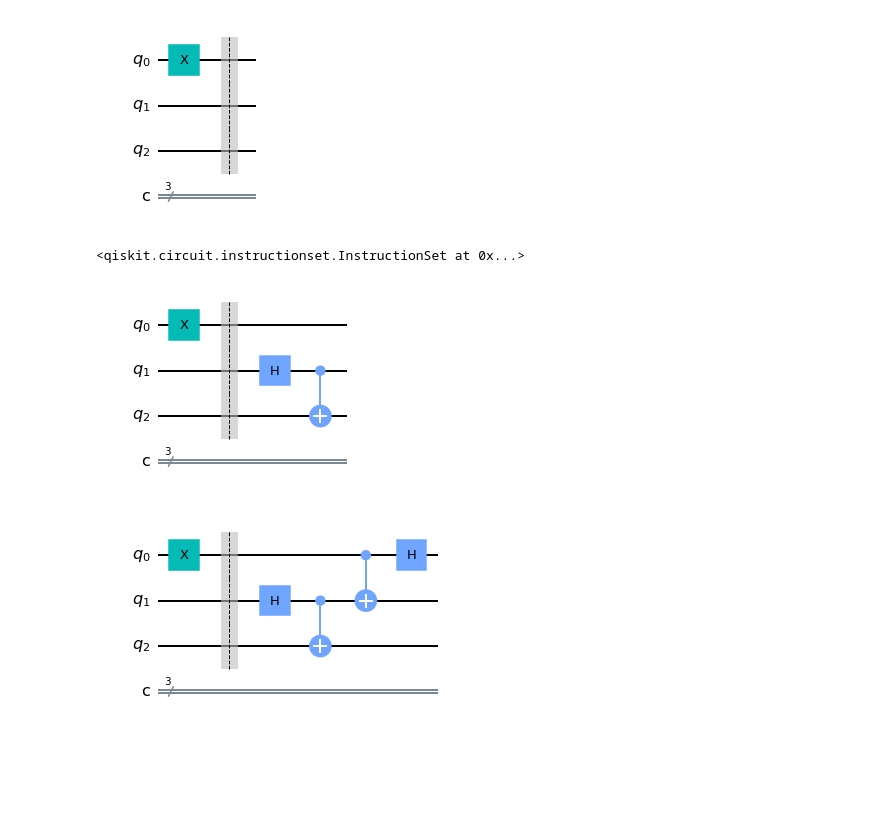
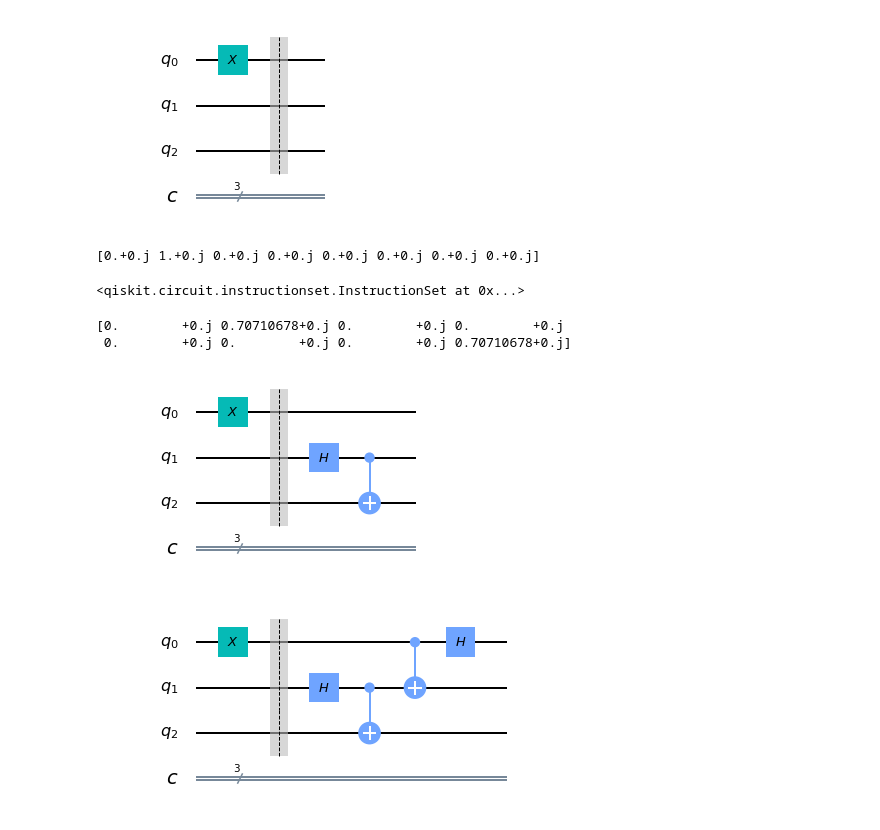
Before and after one commit to ertogrul/q-way, a Jupyter notebook: 004-teleport.ipynb, the cells around one changed output. Drawn from its saved outputs; the diff is of its cells as text; code cells hidden in the pictures; blank space fills up the shorter version.

```diff
--- a/004-teleport.ipynb
+++ b/004-teleport.ipynb
@@ -7,8 +13,16 @@ circuit = QuantumCircuit(3,3)
 # %%
-circuit.x(0
+circuit.x(0)
+# cirtuit.x caused state 1 on the q0
 circuit.barrier()
-circuit.draw()
+circuit.draw('mpl')
 # %% [output]
-[figure, old version]
+[figure, new version]
+# %%
+simulator = Aer.get_backend('statevector_simulator')
+result = execute(circuit, backend = simulator).result()
+statevector = result.get_statevector()
+print(statevector)
+# %% [output]
+[0.+0.j 1.+0.j 0.+0.j 0.+0.j 0.+0.j 0.+0.j 0.+0.j 0.+0.j]
 # %%
 # now we want to copy state from q0 to q2 using entanglement
@@ -18,16 +33,24 @@ circuit.h(1)
 circuit.cx(1,2)
 # %% [output]
 <qiskit.circuit.instructionset.InstructionSet at 0x...>
+# %%
+simulator = Aer.get_backend('statevector_simulator')
+result = execute(circuit, backend = simulator).result()
+statevector = result.get_statevector()
+print(statevector)
+# %% [output]
+[0.        +0.j 0.70710678+0.j 0.        +0.j 0.        +0.j
+ 0.        +0.j 0.        +0.j 0.        +0.j 0.70710678+0.j]
 # %%
 circuit.draw('mpl')
 # %% [output]
-[figure, old version]
+[figure, new version]
 # %%
 circuit.cx(0,1)
 circuit.h(0)
 circuit.draw('mpl')
 # %% [output]
-[figure, old version]
+[figure, new version]
 # %%
 circuit.barrier()
 circuit.measure([0,1],[0,1])
```
Also changed, not shown: parts of 10 cells of this notebook, 2 other files.
